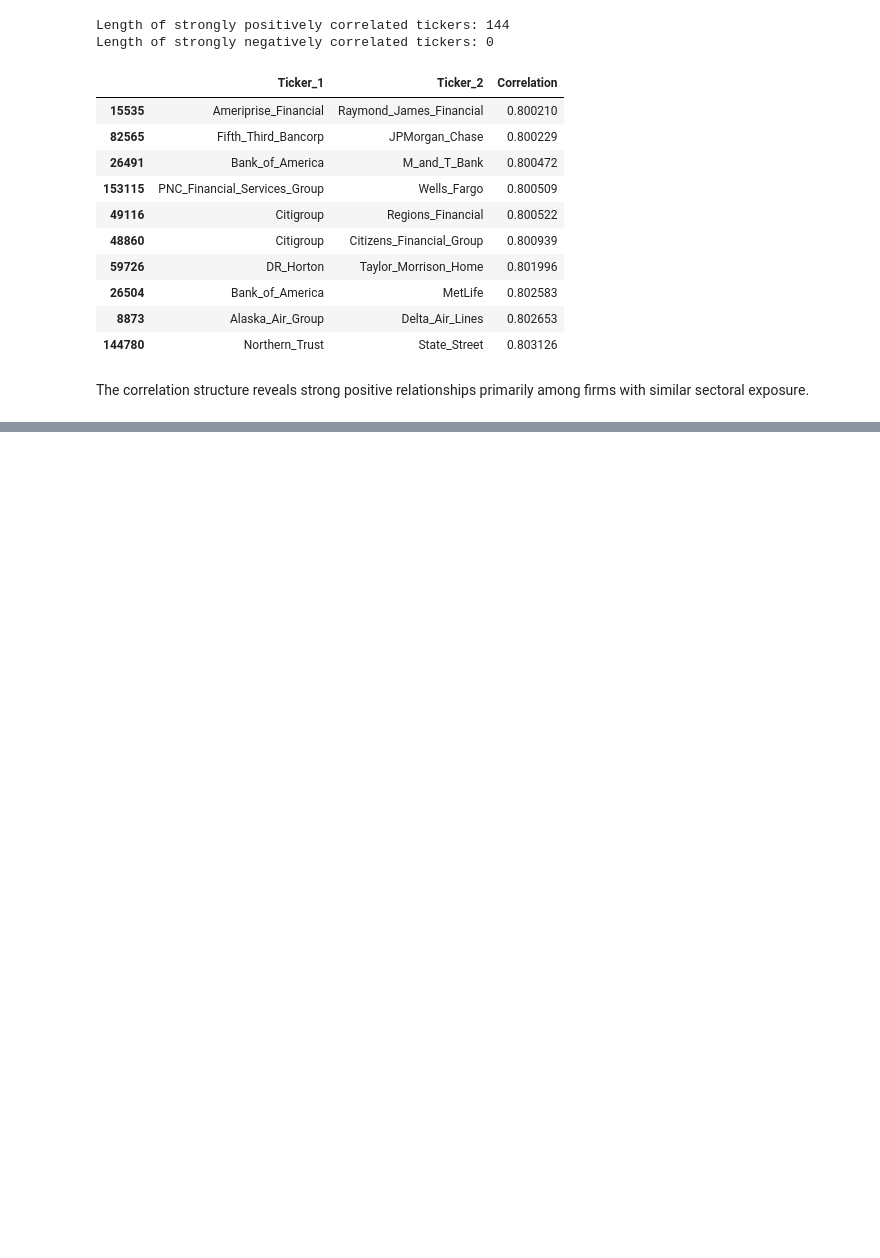
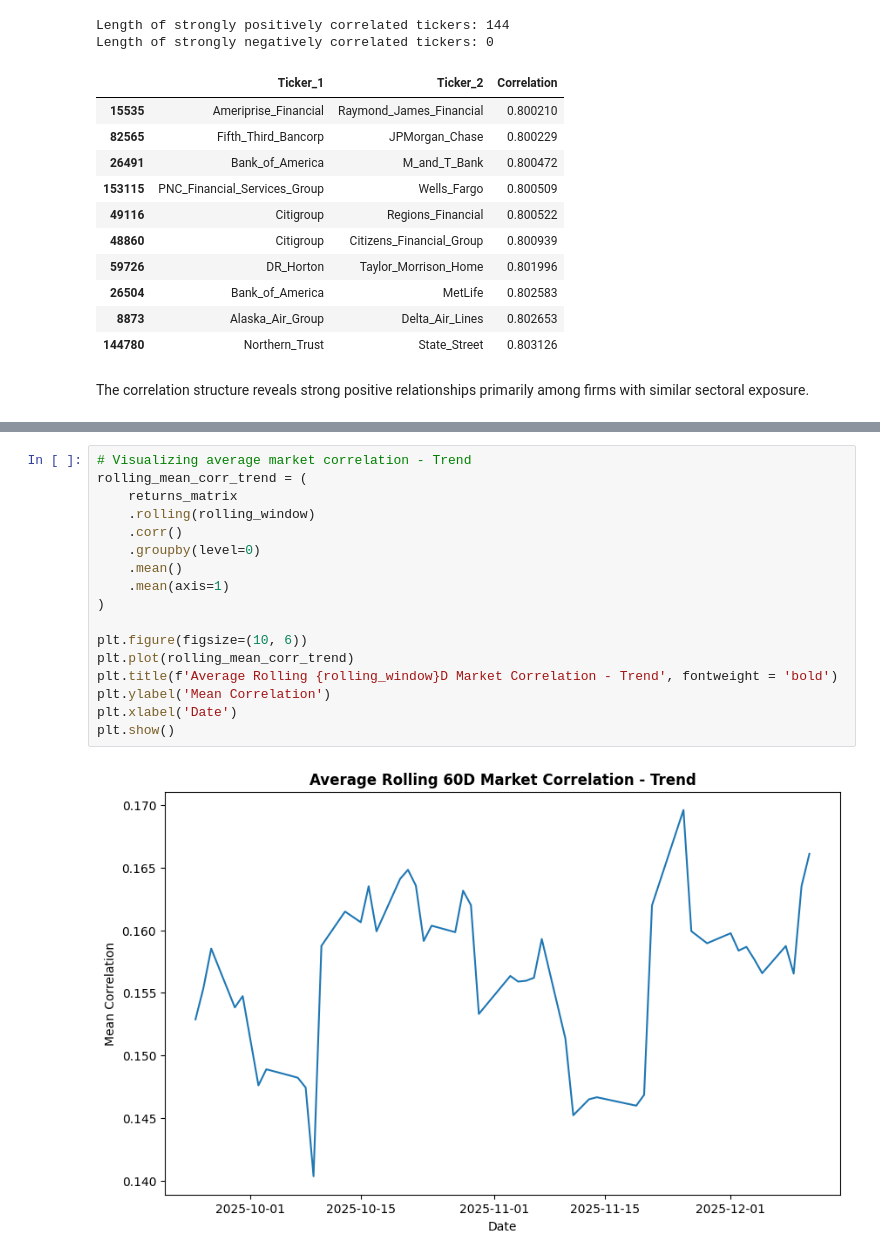
Before and after one commit to gorkemyencak/stock-volatility-time-series-analysis, a Jupyter notebook: main.ipynb, the cells around one changed output, grey strips where cells are left out. Cells and saved outputs as stored; diff of their text form; blank space fills up the shorter version.

```diff
--- a/main.ipynb
+++ b/main.ipynb
@@ -492,0 +575,19 @@ The correlation structure reveals strong positive relationships primarily among
+# %%
+# Visualizing average market correlation - Trend
+rolling_mean_corr_trend = (
+    returns_matrix
+    .rolling(rolling_window)
+    .corr()
+    .groupby(level=0)
+    .mean()
+    .mean(axis=1)
+)
+
+plt.figure(figsize=(10, 6))
+plt.plot(rolling_mean_corr_trend)
+plt.title(f'Average Rolling {rolling_window}D Market Correlation - Trend', fontweight = 'bold')
+plt.ylabel('Mean Correlation')
+plt.xlabel('Date')
+plt.show()
+# %% [output]
+[figure, added]
```
Also changed, not shown: parts of 7 cells of this notebook.
